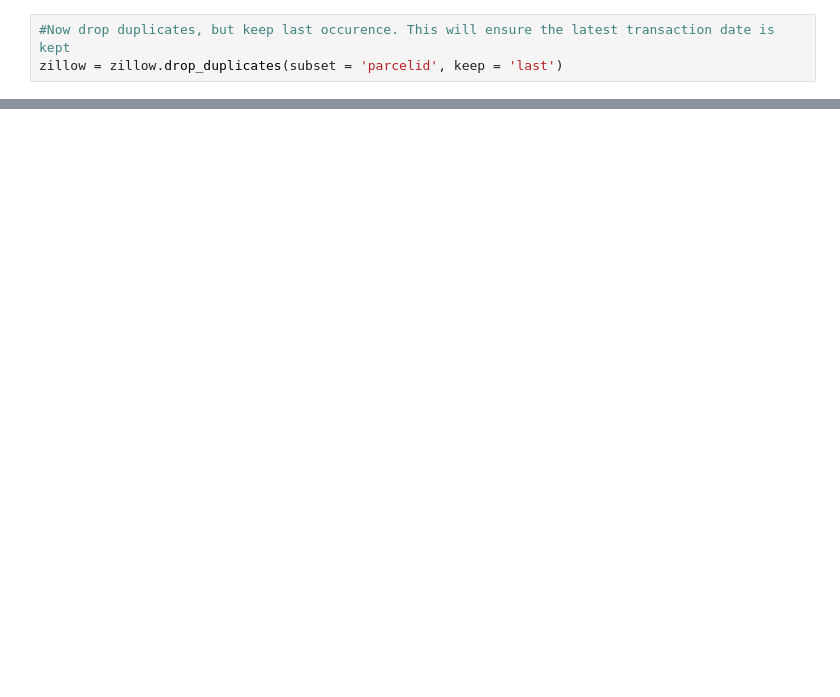
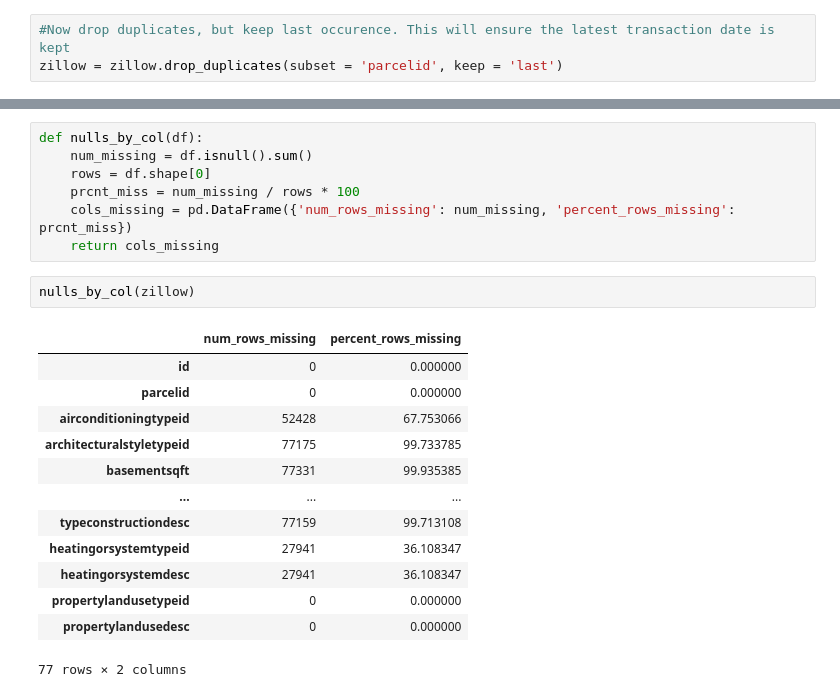
Before and after one commit to johnathon-smith/clustering-exercises, a Jupyter notebook: zillow.ipynb, the cells around one changed output, grey strips where cells are left out. Saved outputs shown, nothing was run; the diff lists cells and outputs as text; blank space fills up the shorter version.

```diff
--- a/zillow.ipynb
+++ b/zillow.ipynb
@@ -110,0 +109,23 @@ memory usage: 46.0+ MB
+# %%
+def nulls_by_col(df):
+    num_missing = df.isnull().sum()
+    rows = df.shape[0]
+    prcnt_miss = num_missing / rows * 100
+    cols_missing = pd.DataFrame({'num_rows_missing': num_missing, 'percent_rows_missing': prcnt_miss})
+    return cols_missing
+# %%
+nulls_by_col(zillow)
+# %% [output]
+|  | num_rows_missing | percent_rows_missing |
+| id | 0 | 0.000000 |
+| parcelid | 0 | 0.000000 |
+| airconditioningtypeid | 52428 | 67.753066 |
+| architecturalstyletypeid | 77175 | 99.733785 |
+| basementsqft | 77331 | 99.935385 |
+| ... | ... | ... |
+| typeconstructiondesc | 77159 | 99.713108 |
+| heatingorsystemtypeid | 27941 | 36.108347 |
+| heatingorsystemdesc | 27941 | 36.108347 |
+| propertylandusetypeid | 0 | 0.000000 |
+| propertylandusedesc | 0 | 0.000000 |
+77 rows × 2 columns
```
Also changed, not shown: parts of 30 cells of this notebook.
